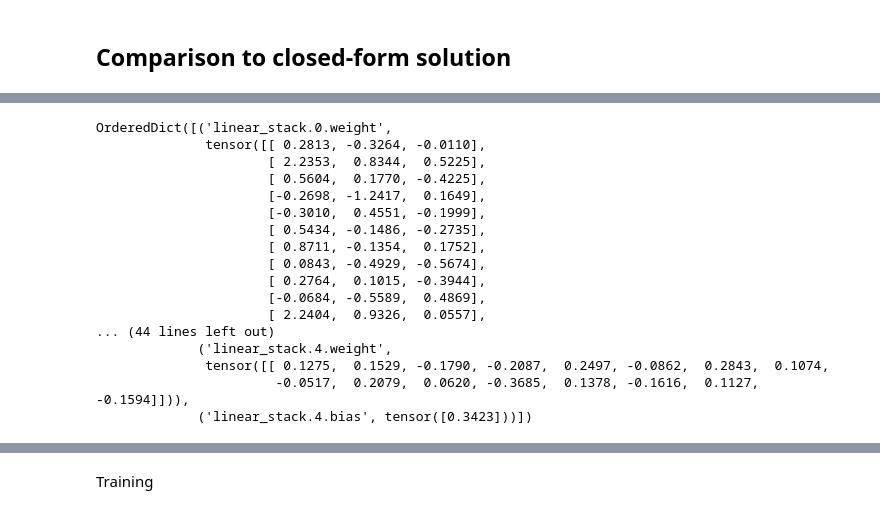
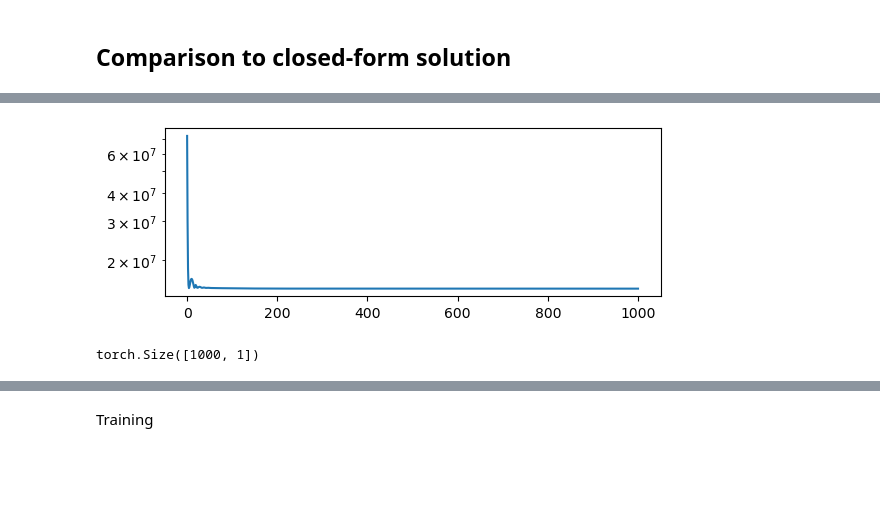
Before and after one commit to arashfahim/multiscale-PGM-for-stochastic-control, a Jupyter notebook: UpdatedCodes/LOB_Linear/LOB_Forward_Unit_Final_Edited.ipynb, the cells around one changed output, grey strips where cells are left out. Cells and saved outputs as stored; diff of their text form; code cells hidden in the pictures; blank space fills up the shorter version.

Commit message:
Saved dictionaries and models

```diff
--- a/UpdatedCodes/LOB_Linear/LOB_Forward_Unit_Final_Edited.ipynb
+++ b/UpdatedCodes/LOB_Linear/LOB_Forward_Unit_Final_Edited.ipynb
@@ -165,6 +166,7 @@ class optimal_execution(object):
         R=self.X0*0.9+(self.X0*1.1-self.X0*0.9)*torch.rand(self.M,1)  #remaining balance R_t   #To get a positive solution R_t has to be greater than D_t
         self.x=torch.cat((t,D,R),dim=1)
         self.trained = False
+        self.exit_dict = params # Write the result in this dict
 
 
     def update(self,x,psi):
@@ -185,8 +187,8 @@ class optimal_execution(object):
         return psi, loss, upd
 
     def cost(self,x):
-        cost=torch.zeros(self.M,ite+1)
-        psi=torch.zeros(self.M,ite)
+        cost=torch.zeros(self.M,self.ite+1)
+        psi=torch.zeros(self.M,self.ite)
         u=x
         for i in range(self.ite+1):
             if(i!=self.ite):
@@ -213,17 +215,18 @@ class optimal_execution(object):
         # lr = 8e-3
         epoch=self.epoch
         # num_epochs=500
-        L_=torch.tensor([-1000])
+        L_=-1000
         optimizer = optim.Adam(self.trade_size.parameters(), lr)
-        loss=torch.tensor([100000])
-        while (torch.abs(L_-loss)/torch.abs(L_)>err) &  (epoch <= num_epochs):
+        L=100000
+        while (np.abs(L_-L)/np.abs(L_)>err) &  (epoch <= num_epochs):
             t0 = time.time()
             optimizer.zero_grad()
             cost=self.cost(self.x)
             loss = torch.mean(cost)
             loss.backward()
             optimizer.step()
-            self.loss_epoch.append(loss)
+            L = loss.clone().detach().numpy()
+            self.loss_epoch.append(L)
             if epoch>0:
                 L_ = self.loss_epoch[epoch-1]
             if (epoch % int(num_epochs/5)== int(num_epochs/5)-1) | (epoch == 0):
@@ -235,15 +238,21 @@ class optimal_execution(object):
         end=time.time()
         print('time elapsed = {:.2e} ms'.format((end-start)*1000))
         # print(100*torch.abs(L_-loss)/torch.abs(L_),epoch+1)
-        print("Relative change in Loss = %{:.7E} , last epoch = {}.".format((100*torch.abs(L_-loss)/torch.abs(L_)).item(),epoch+1))
+        print("Relative change in loss = %{:.7E} , last epoch = {}.".format((100*np.abs(L_-L)/np.abs(L_)),epoch+1))
         self.epoch = epoch
         self.trained = True
+        self.exit_dict['loss_log'] = self.loss_epoch
+        self.exit_dict['last_epoch'] = epoch
+        self.exit_dict['relative change in loss'] = (np.abs(L_-L)/np.abs(L_))
+        self.exit_dict['execution_time'] = (end-start)*1000
+
+
 
 
     def gen_data(self):
         if self.trained:
-            cost=torch.zeros(self.M,ite+1)
-            psi=torch.zeros(self.M,ite)
+            cost=torch.zeros(self.M,self.ite+1)
+            psi=torch.zeros(self.M,self.ite)
             u=self.x
             self.x_data = u
             for i in range(self.ite+1):
@@ -303,6 +312,6 @@ class optimal_execution(object):
         end=time.time()
         print('time elapsed = {:.2e} ms'.format((end-start)*1000))
         # print(100*torch.abs(L_-loss)/torch.abs(L_),epoch+1)
-        print("Relative change in mse of the value function is %{:.7E}.".format((100*torch.abs(L_-loss)/torch.abs(L_)).item()))
+        print("Relative change in mse of the value function is %{:.7E}.".format((100*torch.abs(L_-loss)/torch.abs(L_))))
 # %%
 oe = optimal_execution(params)
@@ -358,20 +360,17 @@ torch.save(oe.trade_size.state_dict(), 'model_N10_Arash.pth')
-# %%
-oe.trade_size.state_dict()
-# %% [output]
-OrderedDict([('linear_stack.0.weight',
-              tensor([[ 0.2813, -0.3264, -0.0110],
-                      [ 2.2353,  0.8344,  0.5225],
-                      [ 0.5604,  0.1770, -0.4225],
-                      [-0.2698, -1.2417,  0.1649],
-                      [-0.3010,  0.4551, -0.1999],
-                      [ 0.5434, -0.1486, -0.2735],
-                      [ 0.8711, -0.1354,  0.1752],
-                      [ 0.0843, -0.4929, -0.5674],
-                      [ 0.2764,  0.1015, -0.3944],
-                      [-0.0684, -0.5589,  0.4869],
-                      [ 2.2404,  0.9326,  0.0557],
-... (44 lines left out)
-             ('linear_stack.4.weight',
-              tensor([[ 0.1275,  0.1529, -0.1790, -0.2087,  0.2497, -0.0862,  0.2843,  0.1074,
-                       -0.0517,  0.2079,  0.0620, -0.3685,  0.1378, -0.1616,  0.1127, -0.1594]])),
-             ('linear_stack.4.bias', tensor([0.3423]))])
+# %%
+oe.exit_dict['sup_error'] = err
+oe.exit_dict['rel_L1_error'] = rel_err
+# %%
+ts = time.strftime("%Y-%m-%d-%H-%M-%S")
+with open('exit_dict_'+ts+'.pkl', 'wb') as f:
+    pickle.dump(oe.exit_dict, f)
+# %%
+with open('exit_dict_'+ts+'.pkl', 'rb') as f:
+    loaded_dict = pickle.load(f)
+# %%
+fig = plt.figure()
+ax = fig.add_subplot(2, 1, 1)
+ax.plot(loaded_dict['loss_log'])
+ax.set_yscale('log')
+# %% [output]
+[figure, added]
@@ -377,0 +382,11 @@ OrderedDict([('linear_stack.0.weight',
+# %%
+model_scripted = torch.jit.script(oe.trade_size) # Export to TorchScript
+model_scripted.save('model_N10_Arash.pt') # Save
+model = torch.jit.load('model_N10_Arash.pt')
+model.eval()(x_test).shape
+model_scripted = torch.jit.script(oe.V) # Export to TorchScript
+model_scripted.save('model_N10_Arash_value.pt') # Save
+model = torch.jit.load('model_N10_Arash_value.pt')
+model.eval()(x_test).shape
+# %% [output]
+torch.Size([1000, 1])
```
Also changed, not shown: parts of 18 cells of this notebook, 17 other files.
